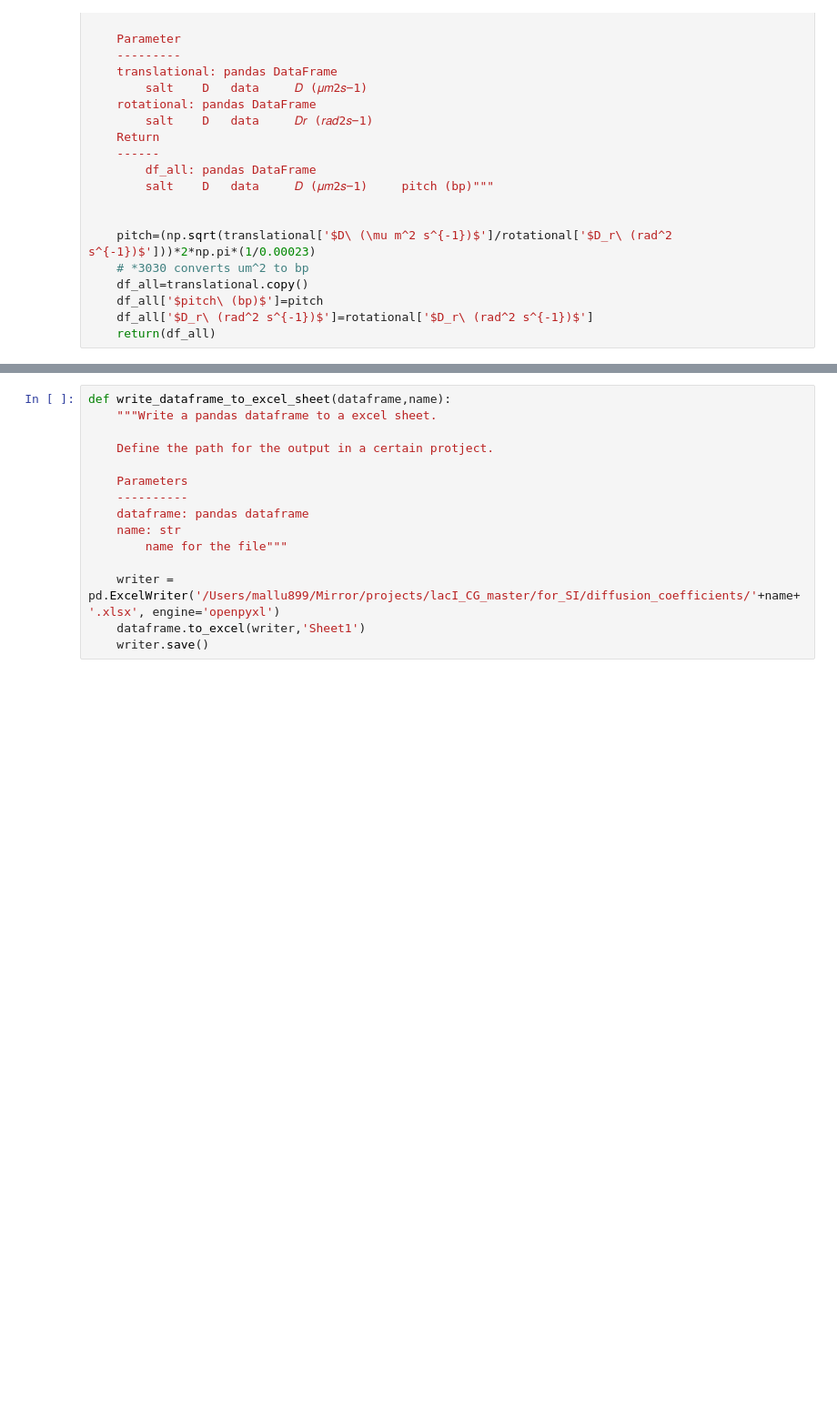
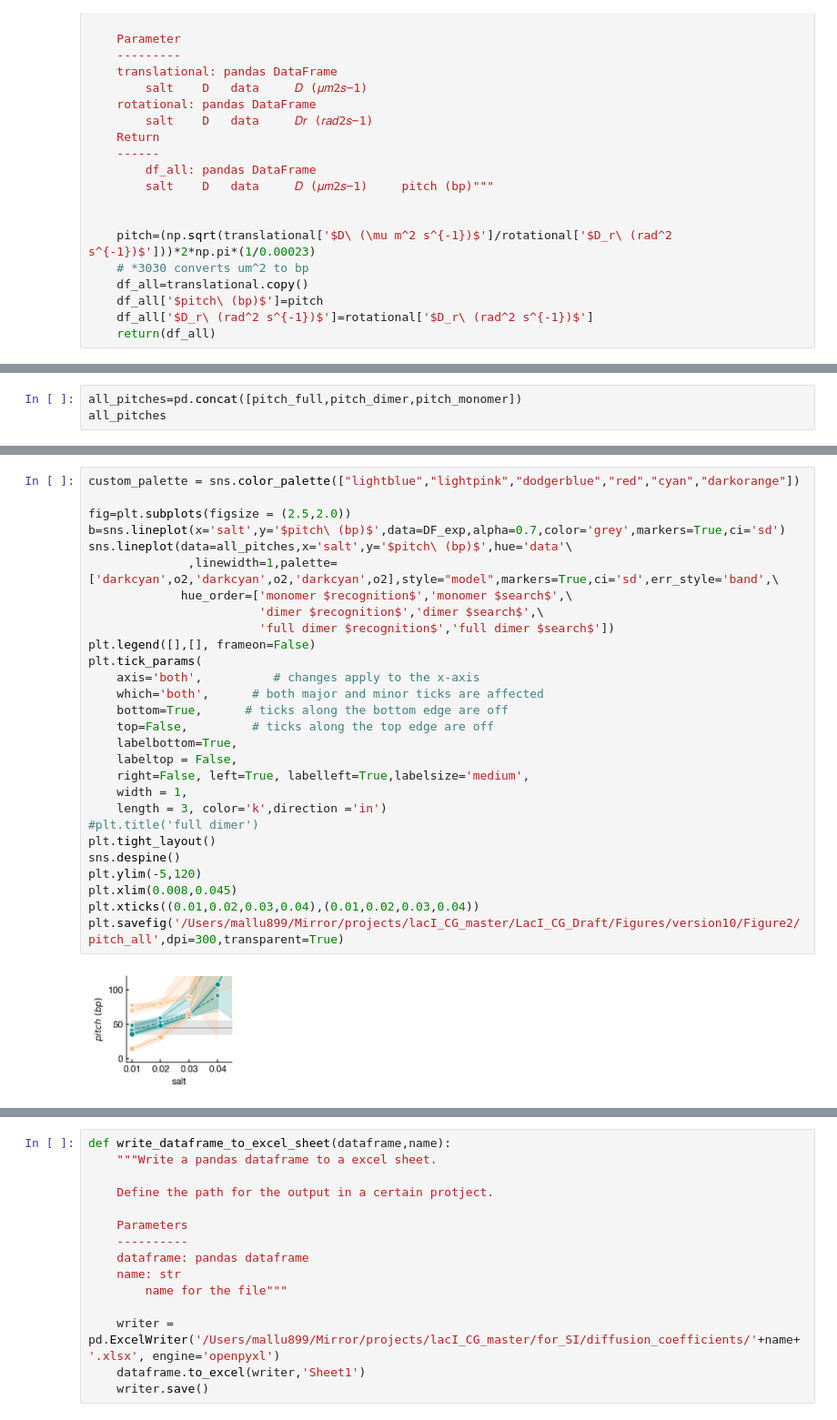
Before and after one commit to mallu2/CG_analysis, a Jupyter notebook: msd_diffusion_coefficient.ipynb, the cells around one changed output, grey strips where cells are left out. Shown at 91% size. Saved outputs shown, nothing was run; the diff lists cells and outputs as text; blank space fills up the shorter version.

```diff
--- a/msd_diffusion_coefficient.ipynb
+++ b/msd_diffusion_coefficient.ipynb
@@ -614,0 +618,3 @@ pitch_full=pitch_from_diffusion(D_full_dimer,D_r_full_dimer)
+# %%
+all_pitches=pd.concat([pitch_full,pitch_dimer,pitch_monomer])
+all_pitches
@@ -614,0 +635,30 @@ pitch_full=pitch_from_diffusion(D_full_dimer,D_r_full_dimer)
+# %%
+custom_palette = sns.color_palette(["lightblue","lightpink","dodgerblue","red","cyan","darkorange"])
+
+fig=plt.subplots(figsize = (2.5,2.0))
+b=sns.lineplot(x='salt',y='$pitch\ (bp)$',data=DF_exp,alpha=0.7,color='grey',markers=True,ci='sd')
+sns.lineplot(data=all_pitches,x='salt',y='$pitch\ (bp)$',hue='data'\
+              ,linewidth=1,palette=['darkcyan',o2,'darkcyan',o2,'darkcyan',o2],style="model",markers=True,ci='sd',err_style='band',\
+             hue_order=['monomer $recognition$','monomer $search$',\
+                        'dimer $recognition$','dimer $search$',\
+                        'full dimer $recognition$','full dimer $search$'])
+plt.legend([],[], frameon=False)
+plt.tick_params(
+    axis='both',          # changes apply to the x-axis
+    which='both',      # both major and minor ticks are affected
+    bottom=True,      # ticks along the bottom edge are off
+    top=False,         # ticks along the top edge are off
+    labelbottom=True,
+    labeltop = False,
+    right=False, left=True, labelleft=True,labelsize='medium',
+    width = 1,
+    length = 3, color='k',direction ='in')
+#plt.title('full dimer')
+plt.tight_layout()
+sns.despine()
+plt.ylim(-5,120)
+plt.xlim(0.008,0.045)
+plt.xticks((0.01,0.02,0.03,0.04),(0.01,0.02,0.03,0.04))
+plt.savefig('/Users/mallu899/Mirror/projects/lacI_CG_master/LacI_CG_Draft/Figures/version10/Figure2/pitch_all',dpi=300,transparent=True)
+# %% [output]
+[figure, added]
```
Also changed, not shown: parts of 9 cells of this notebook.
